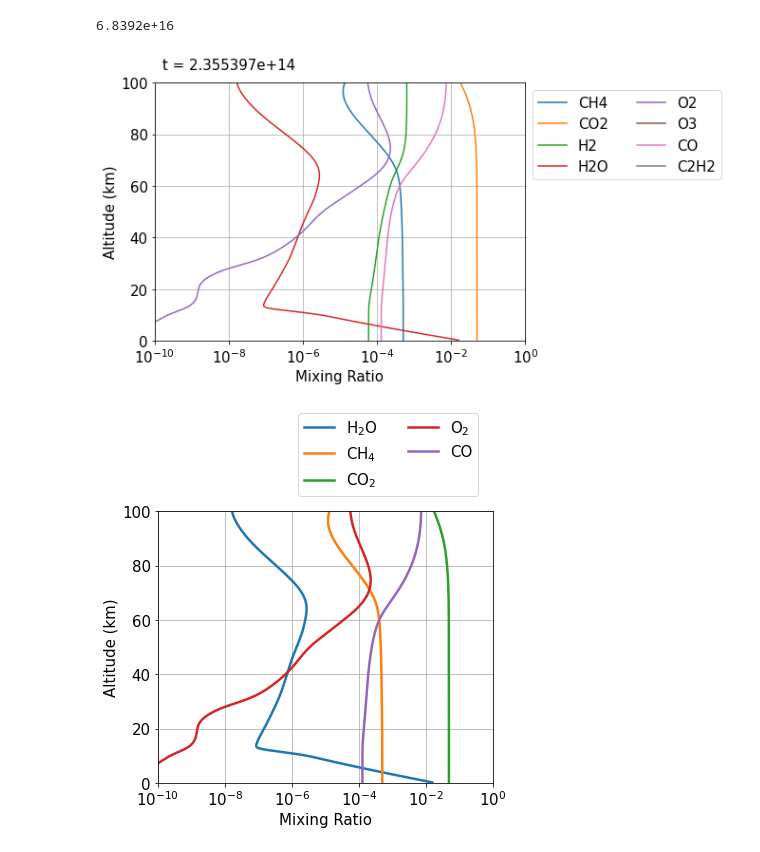
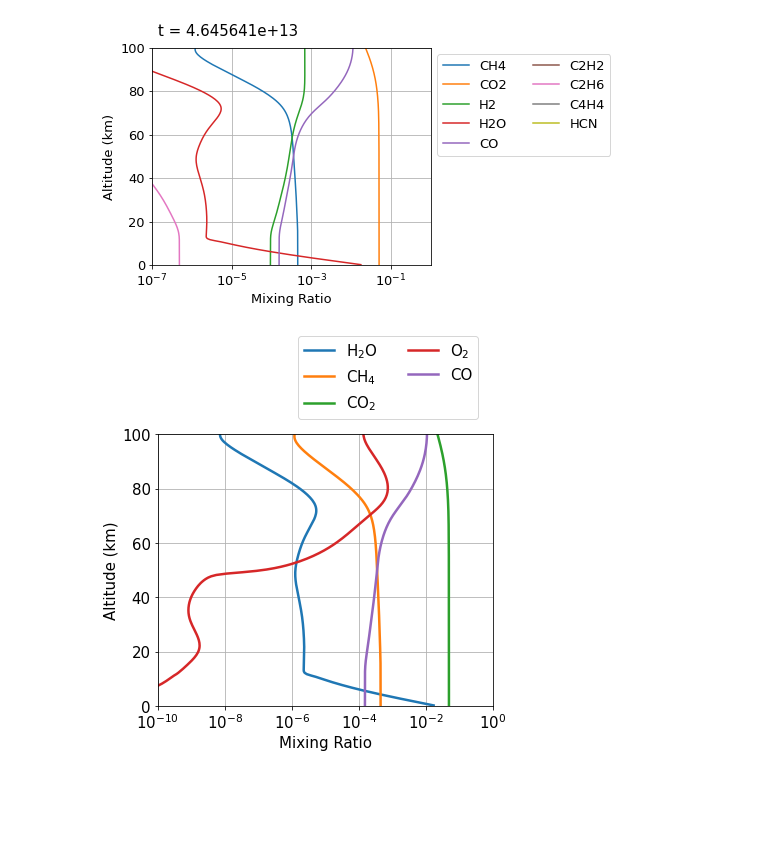
Before and after one commit to Nicholaswogan/NominalArcheanRetrievals, a Jupyter notebook: photochemistry.ipynb, the cells around one changed output. Drawn from its saved outputs; the diff is of its cells as text; code cells hidden in the pictures; blank space fills up the shorter version.

Commit message:
Updated the nominal Archean atmosphere by a small amount. set up scripts to do a new retrieval, which has a bandpass that ends at 1 um.

```diff
--- a/photochemistry.ipynb
+++ b/photochemistry.ipynb
@@ -6,7 +6,7 @@ from photochem import Atmosphere, zahnle_earth, io, sat_pressure_H2O
 
 from IPython.display import clear_output
 # %%
-pc = Atmosphere(zahnle_earth,\
+pc = Atmosphere("zahnle_earth.yaml",\
                 'NominalArchean/settings.yaml',\
                 "NominalArchean/Sun_2.7Ga.txt",\
                 "NominalArchean/atmosphere.txt")
@@ -19,40 +19,39 @@ tn = 0
 while tn<1e17:
     print("{:20}".format('%.4e'%tn),end='\r')
     tn = pc.step()
-# %% [output]
-6.8392e+16
 # %%
 tn = 0
 j = 0
 while tn<1e17:
 
     clear_output(wait=True)
-    plt.rcParams.update({'font.size': 15})
-    fig,ax = plt.subplots(1,1,figsize=[7,5])
+    plt.rcParams.update({'font.size': 13})
+    fig,ax = plt.subplots(1,1,figsize=[5,4])
     fig.patch.set_facecolor("w")
 
     sol = pc.mole_fraction_dict()
 
-    species = ['CH4','CO2','H2','H2O','O2','O3','CO','C2H2']
+    species = ['CH4','CO2','H2','H2O','CO','C2H2','C2H6','C4H4','HCN']
     for i,sp in enumerate(species):
         ax.plot(sol[sp],sol['alt'],label=sp)
 
-    ax.set_xlim(1e-10,1e-0)
+    ax.set_xlim(1e-7,1)
     ax.text(0.02, 1.04, 't = '+'%e'%tn, \
         size = 15,ha='left', va='bottom',transform=ax.transAxes)
     ax.set_ylim(0,100)
     ax.grid()
     ax.legend(ncol=2,bbox_to_anchor=(1,1.0),loc='upper left')
     ax.set_xscale('log')
     ax.set_xlabel('Mixing Ratio')
     ax.set_ylabel('Altitude (km)')
 
     plt.show()
     j+= 1
     for i in range(10):
         tn = pc.step()
+#     break
 # %% [output]
-[figure, old version]
+[figure, new version]
 # %%
 # pc.out2atmosphere_txt('NominalArchean/atmosphere.txt',overwrite=True)
 # %%
@@ -77,10 +76,10 @@ ax.set_xscale('log')
 ax.set_xlabel('Mixing Ratio')
 ax.set_ylabel('Altitude (km)')
 
-# plt.savefig('figures/NominalArchean.pdf',bbox_inches='tight')
+plt.savefig('figures/NominalArchean.pdf',bbox_inches='tight')
 plt.show()
 # %% [output]
-[figure, old version]
+[figure, new version]
 # %%
 # Write output in a file that can be read by
 # rfast
```
Also changed, not shown: 32 other files.
